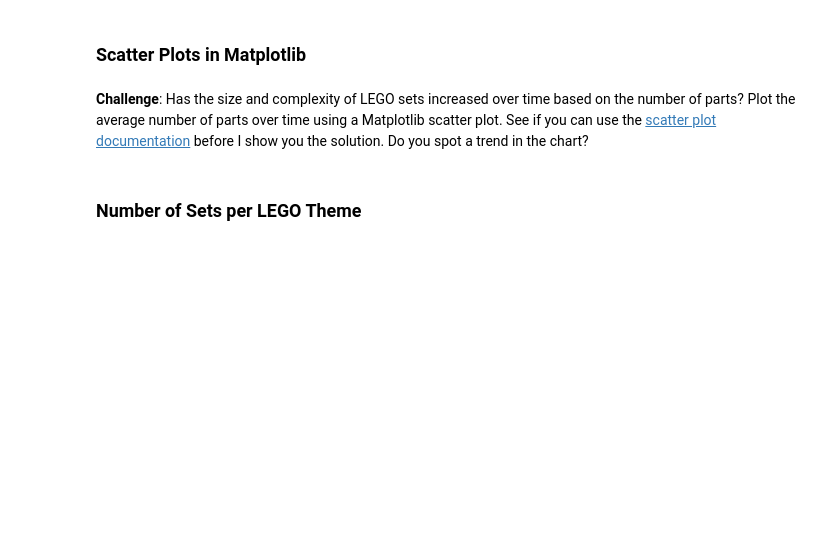
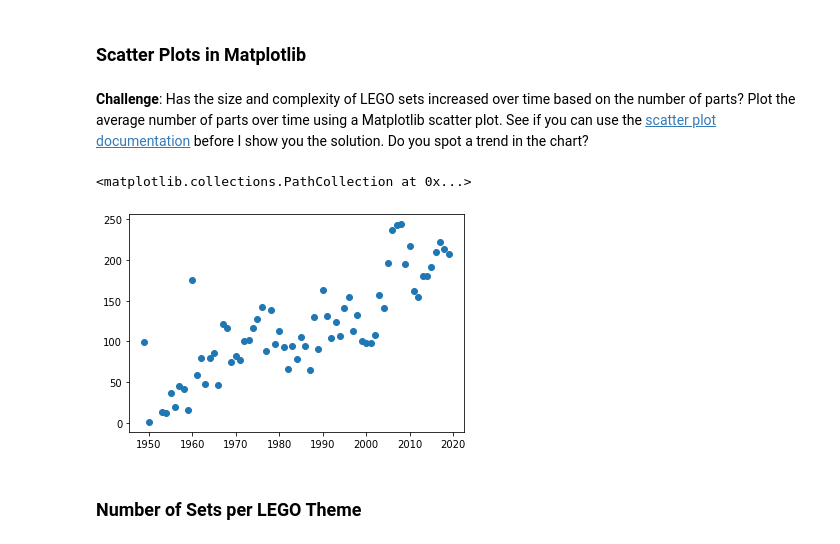
Before and after one commit to tomweinandy/100DaysOfCode, a Jupyter notebook: Projects/Day073/Lego_Analysis.ipynb, the cells around one changed output. Cells and saved outputs as stored; diff of their text form; code cells hidden in the pictures; blank space fills up the shorter version.

```diff
--- a/Projects/Day073/Lego_Analysis.ipynb
+++ b/Projects/Day073/Lego_Analysis.ipynb
@@ -203,2 +234,5 @@ Let's work out the number of different themes shipped by year. This means we hav
 # %% [markdown]
 **Challenge**: Use the <code>.groupby()</code> and <code>.agg()</code> function together to figure out the average number of parts per set. How many parts did the average LEGO set released in 1954 compared to say, 2017?
+# %%
+parts_per_set = sets_before_2020.groupby('year').agg({'num_parts': pd.Series.mean})
+parts_per_set
@@ -206,6 +255,11 @@ Let's work out the number of different themes shipped by year. This means we hav
 ### Scatter Plots in Matplotlib
 # %% [markdown]
 **Challenge**: Has the size and complexity of LEGO sets increased over time based on the number of parts? Plot the average number of parts over time using a Matplotlib scatter plot. See if you can use the [scatter plot documentation](https://matplotlib.org/3.1.0/api/_as_gen/matplotlib.pyplot.scatter.html) before I show you the solution. Do you spot a trend in the chart?
+# %%
+plt.scatter(parts_per_set.index, parts_per_set)
+# %% [output]
+<matplotlib.collections.PathCollection at 0x...>
+[figure, added]
 # %% [markdown]
 ### Number of Sets per LEGO Theme
 # %% [markdown]
```
Also changed, not shown: parts of 5 cells of this notebook.
